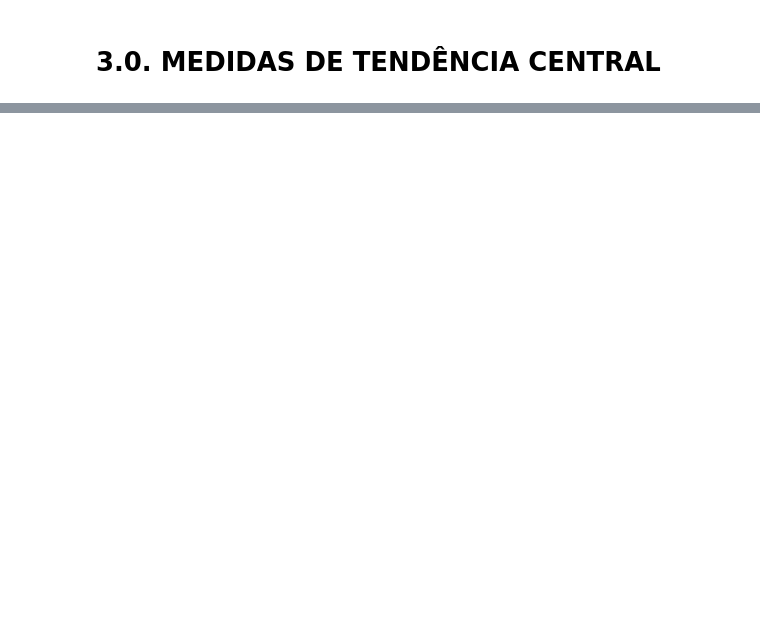
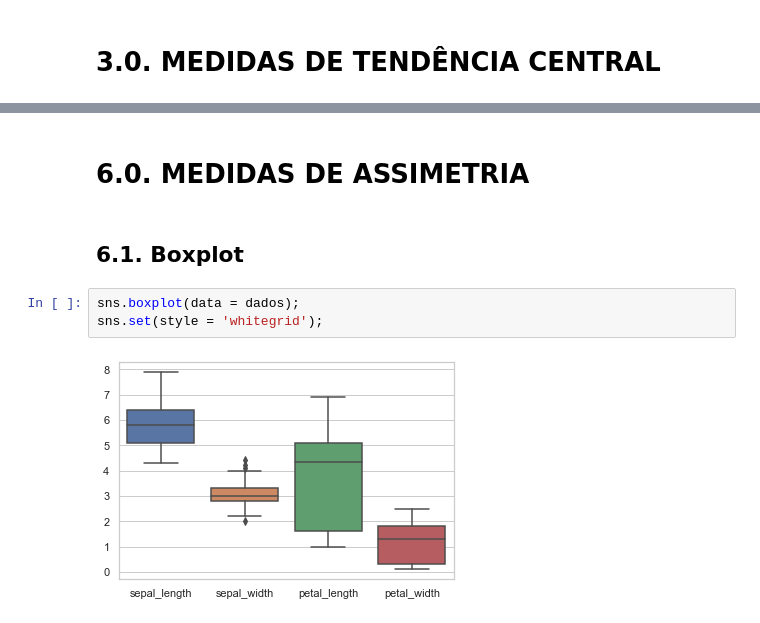
Before and after one commit to Emanoelgenez/estatistica_descritiva, a Jupyter notebook: notebooks/statistics_descriptive.ipynb, the cells around one changed output, grey strips where cells are left out. Saved outputs shown, nothing was run; the diff lists cells and outputs as text; blank space fills up the shorter version.

```diff
--- a/notebooks/statistics_descriptive.ipynb
+++ b/notebooks/statistics_descriptive.ipynb
@@ -153,0 +452,9 @@ plt.grid(True);
+# %% [markdown]
+# 6.0. MEDIDAS DE ASSIMETRIA
+# %% [markdown]
+## 6.1. Boxplot
+# %%
+sns.boxplot(data = dados);
+sns.set(style = 'whitegrid');
+# %% [output]
+[figure, added]
```
Also changed, not shown: parts of 63 cells of this notebook, 2 other files.
